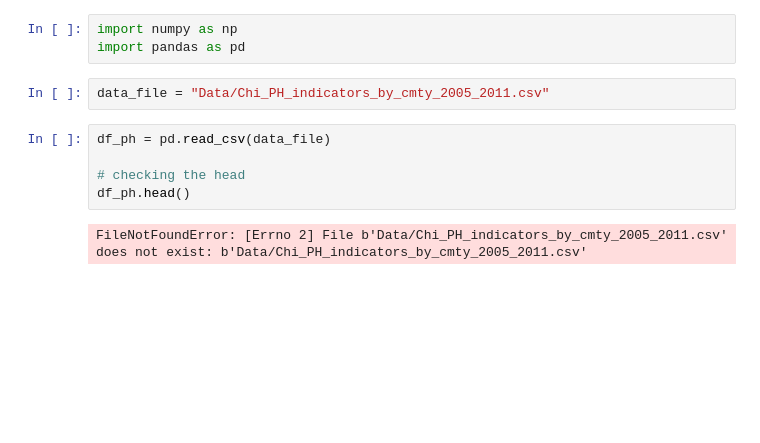
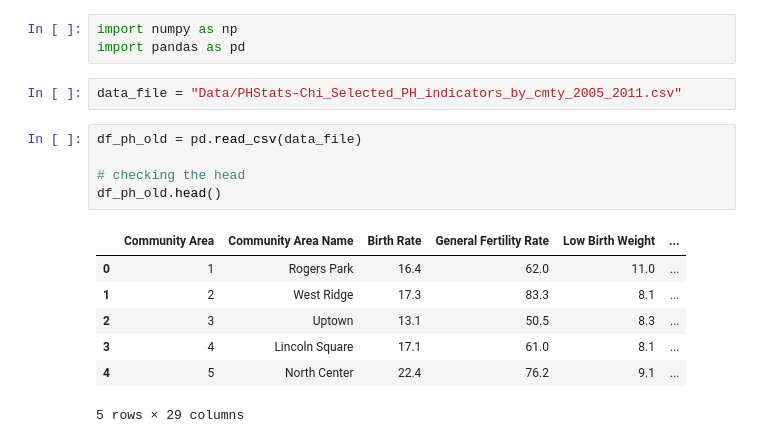
Before and after one commit to chell0011/MMA1, a Jupyter notebook: ETL.ipynb, the cells around one changed output. Saved outputs shown, nothing was run; the diff lists cells and outputs as text; blank space fills up the shorter version.

```diff
--- a/ETL.ipynb
+++ b/ETL.ipynb
@@ -2,11 +2,17 @@
 import numpy as np
 import pandas as pd
 # %%
-data_file = "Data/Chi_PH_indicators_by_cmty_2005_2011.csv"
+data_file = "Data/PHStats-Chi_Selected_PH_indicators_by_cmty_2005_2011.csv"
 # %%
-df_ph = pd.read_csv(data_file)
+df_ph_old = pd.read_csv(data_file)
 
 # checking the head
-df_ph.head()
+df_ph_old.head()
 # %% [output]
+|  | Community Area | Community Area Name | Birth Rate | General Fertility Rate | Low Birth Weight | ... |
+| 0 | 1 | Rogers Park | 16.4 | 62.0 | 11.0 | ... |
+| 1 | 2 | West Ridge | 17.3 | 83.3 | 8.1 | ... |
+| 2 | 3 | Uptown | 13.1 | 50.5 | 8.3 | ... |
+| 3 | 4 | Lincoln Square | 17.1 | 61.0 | 8.1 | ... |
+| 4 | 5 | North Center | 22.4 | 76.2 | 9.1 | ... |
-FileNotFoundError: [Errno 2] File b'Data/Chi_PH_indicators_by_cmty_2005_2011.csv' does not exist: b'Data/Chi_PH_indicators_by_cmty_2005_2011.csv'
+5 rows × 29 columns
```
Also changed, not shown: parts of 26 cells of this notebook, 1 other file.
